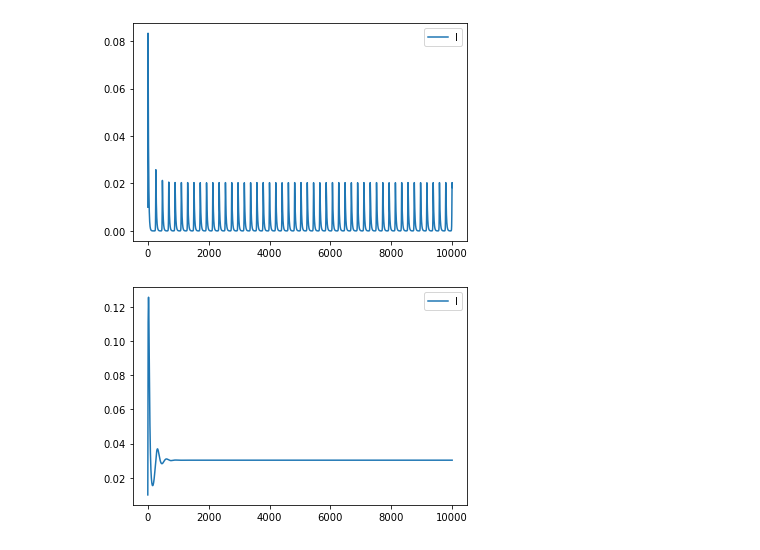
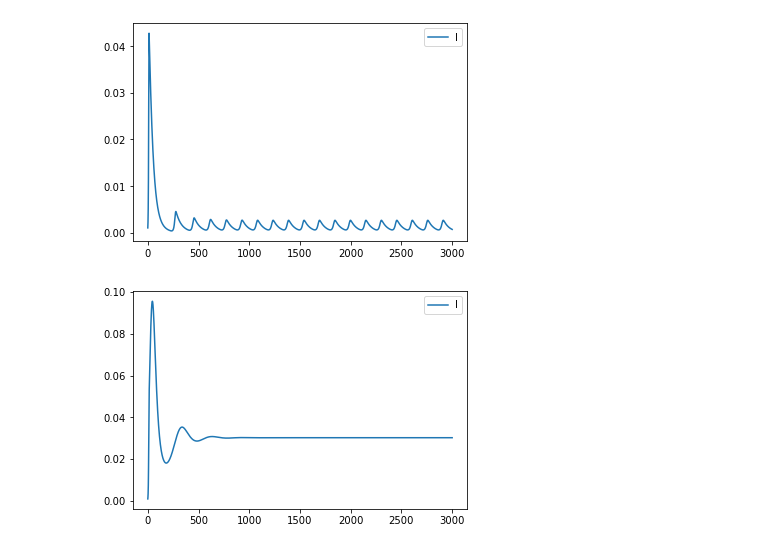
Before and after one commit to simonblaue/Epidemics_SRI_model, a Jupyter notebook: simulation.ipynb, the cells around one changed output. Saved outputs shown, nothing was run; the diff lists cells and outputs as text; code cells hidden in the pictures.

```diff
--- a/simulation.ipynb
+++ b/simulation.ipynb
@@ -5,5 +5,5 @@ from scipy.integrate import solve_ivp
 import ModelLib
 from scipy.signal import find_peaks
 # %%
-t_max = 10000
+t_max = 3000
 model = ModelLib.SIRModels()
@@ -23,18 +25,18 @@ plt.show()
 # %%
-solve_dict_memory = solve_ivp(model.MemoryIncrement, [0,t_max], [0.99,0.01,0.0, 0, 0], max_step=1)
+solve_dict_memory = solve_ivp(model.MemoryIncrement, [0,t_max], [0.999,0.001, 0.0, 0, 0], max_step=0.1)
 
 # plt.plot(solve_dict_memory.t, solve_dict_memory.y[0,:], label="S")
 plt.plot(solve_dict_memory.t, solve_dict_memory.y[1,:], label="I")
 # plt.plot(solve_dict_memory.t, solve_dict_memory.y[2,:], label="R")
 plt.legend()
 plt.show()
 # %% [output]
-[figure, old version]
+[figure, new version]
 # %%
 # model.T = 50
 model.p_base = 0.3
 
-solve_dict_memory = solve_ivp(model.MemoryIncrement, [0,t_max], [0.99,0.01,0.0, 0, 0], max_step=1)
+solve_dict_memory = solve_ivp(model.MemoryIncrement, [0,t_max], [0.999,0.001,0.0, 0, 0], max_step=1)
 
 # plt.plot(solve_dict_memory.t, solve_dict_memory.y[0,:], label="S")
 plt.plot(solve_dict_memory.t, solve_dict_memory.y[1,:], label="I")
@@ -42,5 +44,5 @@ plt.plot(solve_dict_memory.t, solve_dict_memory.y[1,:], label="I")
 plt.legend()
 plt.show()
 # %% [output]
-[figure, old version]
+[figure, new version]
 # %%
```
Also changed, not shown: parts of 12 cells of this notebook, 12 other files.
